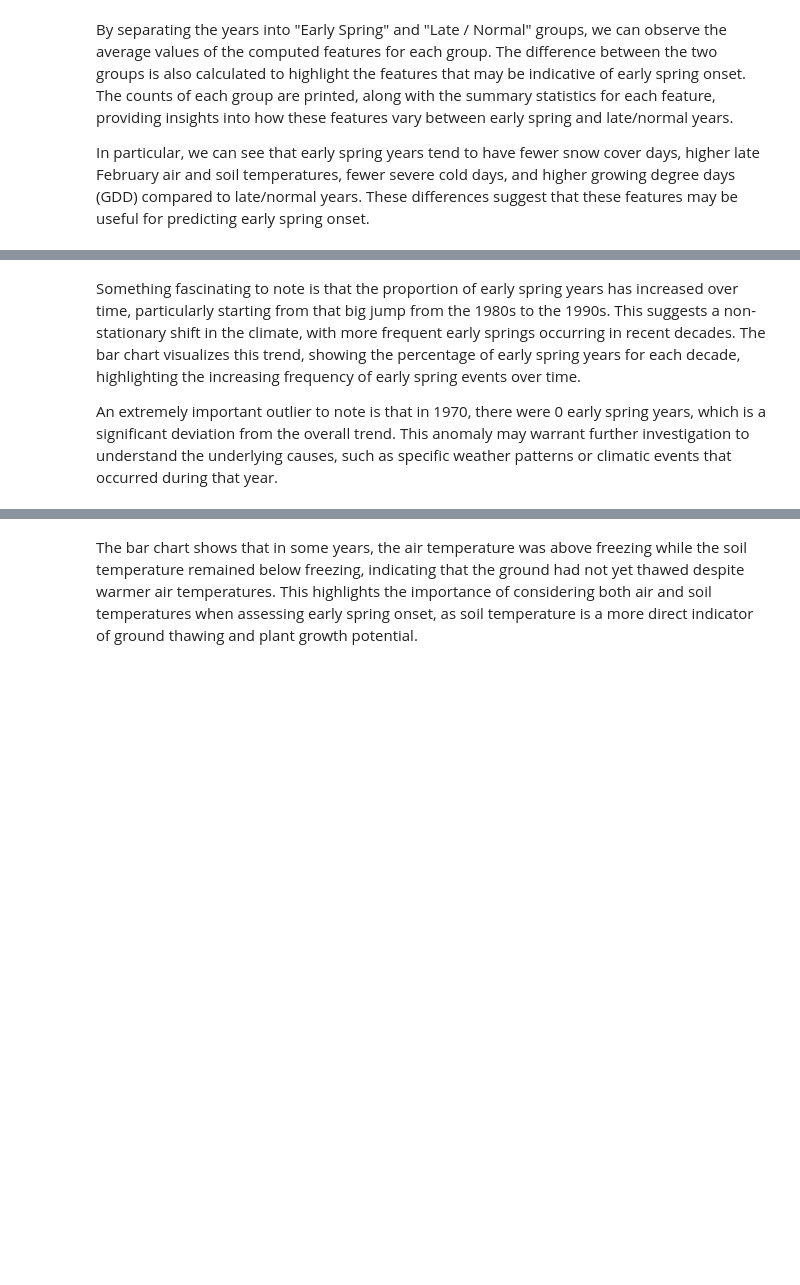
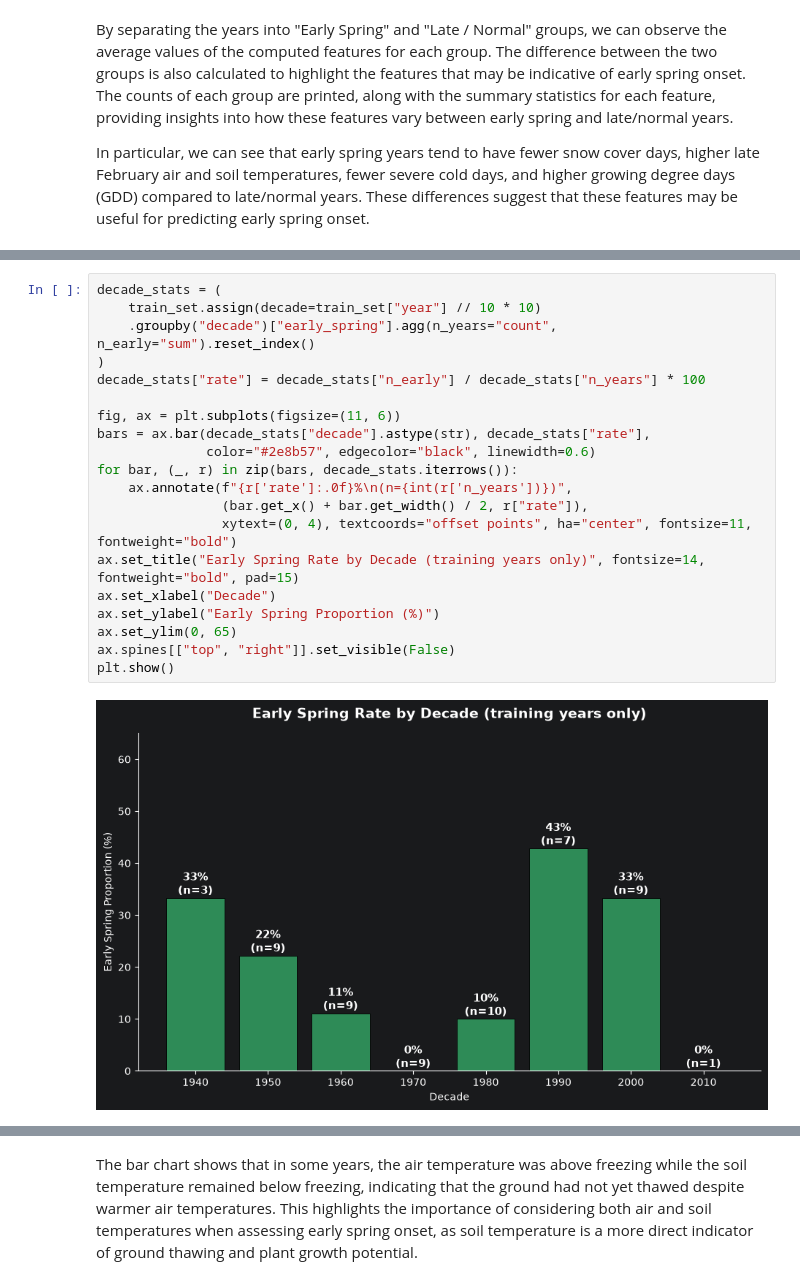
Before and after one commit to GLopezAngel/P1-Early-Spring-Ultron, a Jupyter notebook: Early Spring - Exploration.ipynb, the cells around one changed output, grey strips where cells are left out. Saved outputs shown, nothing was run; the diff lists cells and outputs as text; blank space fills up the shorter version.

```diff
--- a/Early Spring - Exploration.ipynb
+++ b/Early Spring - Exploration.ipynb
@@ -330,4 +280,22 @@ Passing `palette` without assigning `hue` is deprecated and will be removed in v
-# %% [markdown]
-Something fascinating to note is that the proportion of early spring years has increased over time, particularly starting from that big jump from the 1980s to the 1990s. This suggests a non-stationary shift in the climate, with more frequent early springs occurring in recent decades. The bar chart visualizes this trend, showing the percentage of early spring years for each decade, highlighting the increasing frequency of early spring events over time.
-
-An extremely important outlier to note is that in 1970, there were 0 early spring years, which is a significant deviation from the overall trend. This anomaly may warrant further investigation to understand the underlying causes, such as specific weather patterns or climatic events that occurred during that year.
+# %%
+decade_stats = (
+    train_set.assign(decade=train_set["year"] // 10 * 10)
+    .groupby("decade")["early_spring"].agg(n_years="count", n_early="sum").reset_index()
+)
+decade_stats["rate"] = decade_stats["n_early"] / decade_stats["n_years"] * 100
+
+fig, ax = plt.subplots(figsize=(11, 6))
+bars = ax.bar(decade_stats["decade"].astype(str), decade_stats["rate"],
+              color="#2e8b57", edgecolor="black", linewidth=0.6)
+for bar, (_, r) in zip(bars, decade_stats.iterrows()):
+    ax.annotate(f"{r['rate']:.0f}%\n(n={int(r['n_years'])})",
+                (bar.get_x() + bar.get_width() / 2, r["rate"]),
+                xytext=(0, 4), textcoords="offset points", ha="center", fontsize=11, fontweight="bold")
+ax.set_title("Early Spring Rate by Decade (training years only)", fontsize=14, fontweight="bold", pad=15)
+ax.set_xlabel("Decade")
+ax.set_ylabel("Early Spring Proportion (%)")
+ax.set_ylim(0, 65)
+ax.spines[["top", "right"]].set_visible(False)
+plt.show()
+# %% [output]
+[figure, added]
```
Also changed, not shown: parts of 35 cells of this notebook.
